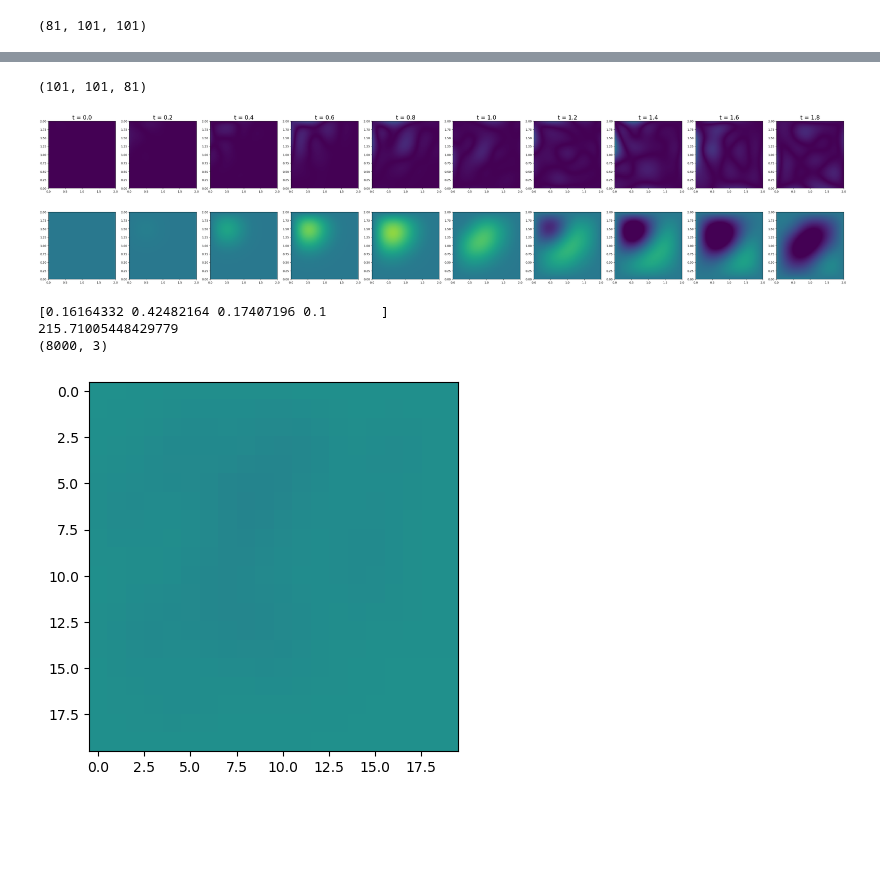
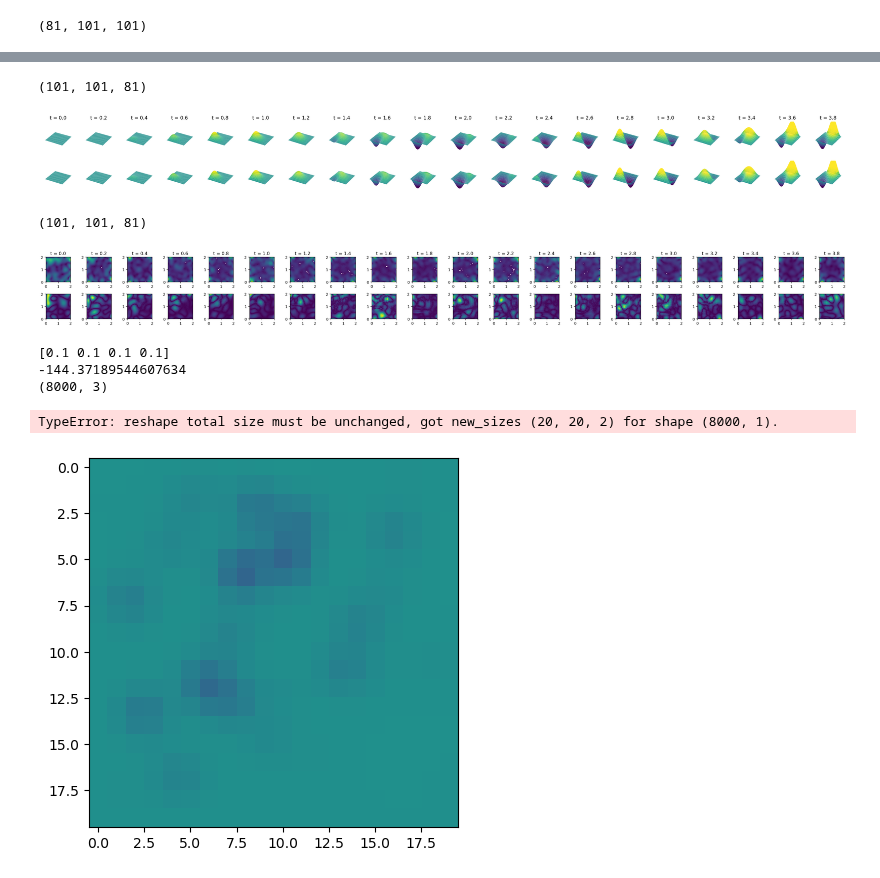
Before and after one commit to TobiLeitgeb/Code_bac, a Jupyter notebook: final_examples/wave_equation/wave_3d.ipynb, the cells around one changed output, grey strips where cells are left out. Saved outputs shown, nothing was run; the diff lists cells and outputs as text; code cells hidden in the pictures; blank space fills up the shorter version.

```diff
--- a/final_examples/wave_equation/wave_3d.ipynb
+++ b/final_examples/wave_equation/wave_3d.ipynb
@@ -26,6 +26,7 @@ boundary_points_all = np.vstack(boundary_points_all)
 print(boundary_points_all.shape)
 model.X = np.vstack((model.X,boundary_points_all))
 model.targets = np.vstack((model.u_train,np.zeros((len(boundary_points_all),1)),model.f_train))
+model.u_train = np.vstack((model.u_train,np.zeros((len(boundary_points_all),1))))
 #plot the boundary points
 fig = plt.figure()
 ax = fig.add_subplot(111, projection='3d')
@@ -52,7 +53,7 @@ def get_initial_values():
     #theta_initial[2] = rng.uniform(0, 1.2, 1)               #slt
     theta_initial[3] = rng.uniform(0, 2, 1)               #c
     return theta_initial
-n_restarts = 100
+n_restarts = 10
 n_threads = 2
 opt_params_dict = {'theta_initial': get_initial_values,   #needed for all optimization methods
                     'bounds': ((1e-2, None), (1e-5, None), (1e-3, None),(1e-2, None)), #needed for TNC and L-BFGS-B
@@ -191,26 +258,57 @@ for i,t in zip(range(10),np.linspace(0, 4, len(u_matrix[0,0,:]))):
+# %%
+fig, ax = plt.subplots(2,20,figsize=(30,3),subplot_kw={"projection": "3d"})
+ax = ax.flatten()
+#split the ax
+ax_1 = ax[:20]
+ax_2 = ax[20:]
+u_matrix = model.raw_data[2]
+print(u_matrix.shape)
+for i,t in zip(range(20),np.linspace(0, 2, len(u_matrix[0,0,:]))):
+    im = ax_1[i].plot_surface(gx,gy,mean[i*4,:,:], cmap='viridis',vmin = -0.6, vmax = 0.6)
+    ax_1[i].axis('off')
+    ax_1[i].set_zlim(-0.8,0.8)
+    ax_2[i].set_zlim(-0.8,0.8)
+
+    im = ax_2[i].plot_surface(gx,gy,u_matrix[:,:,i*4], cmap='viridis',vmin = -0.6, vmax = 0.6)
+    ax_2[i].axis('off')
+
+    #ax_1[i].set_xlabel('x')
+    #ax_1[i].set_ylabel('y')
+    ax_1[i].set_title('t = ' + str(np.round(time_points[i*4],4)), fontsize=12)
+    #tight layout
+    fig.tight_layout()
+
+plt.savefig('wave_3d_durfacec.png', dpi=300, bbox_inches='tight')
+# %% [output]
+(101, 101, 81)
+[figure, added]
+# %%
+var = np.array(var)
+var = var.reshape(len(time_points),grid_number,grid_number)
+std = np.sqrt(var)
 # %%
-fig, ax = plt.subplots(2,10,figsize=(40,10))
+fig, ax = plt.subplots(2,20,figsize=(30,3))
 ax = ax.flatten()
 #split the ax
-ax_1 = ax[:10]
-ax_2 = ax[10:]
+ax_1 = ax[:20]
+ax_2 = ax[20:]
 u_matrix = model.raw_data[2]
 print(u_matrix.shape)
-for i,t in zip(range(10),np.linspace(0, 4, len(u_matrix[0,0,:]))):
+for i,t in zip(range(20),np.linspace(0, 4, len(u_matrix[0,0,:]))):
 
-    im = ax_2[i].imshow(u_matrix[:,:,i*5].T, cmap='viridis',extent=[0,2,0,2],vmin = -1, vmax = 1.5)
+    im = ax_1[i].imshow(std[i*4,:,:].T, cmap='viridis',extent=[0,2,0,2])
     #plot the train points. we need to chekck for every t value and then plot the x,y coordinates
     #ax[i].scatter(x_train_u[t_train_u==i*5], y_train_u[t_train_u==i*5], color='red', marker='x', label='training points')
-    ax_1[i].imshow(np.abs(mean[i*5,:,:]-u_matrix.T[i*5,:,:]), cmap='viridis',extent=[0,2,0,2],vmin = 0, vmax = 1)
+    ax_2[i].imshow(np.abs(mean[i*4,:,:]-u_matrix.T[i*4,:,:]), cmap='viridis',extent=[0,2,0,2])
 
     #ax_1[i].set_xlabel('x')
     #ax_1[i].set_ylabel('y')
-    ax_1[i].set_title('t = ' + str(np.round(time_points[i*4],4)), fontsize=20)
+    ax_1[i].set_title('t = ' + str(np.round(time_points[i*4],4)), fontsize=12)
     #tight layout
     fig.tight_layout()
 # %% [output]
 (101, 101, 81)
-[figure, old version]
+[figure, new version]
 # %%
 X = model.X
 import jax.numpy as jnp
@@ -267,12 +365,13 @@ print(X_3d.shape)
 f_star, var_f_star = posterior_distribution(X, model.u_train, X_3d, theta.x)
 f_star.shape
 
-f_star = f_star.reshape(20,20,20)
+f_star = f_star.reshape(20,20,2)
 #var_f_star = var_f_star.reshape(20,20,20)
 # %% [output]
-[0.16164332 0.42482164 0.17407196 0.1       ]
-215.71005448429779
+[0.1 0.1 0.1 0.1]
+-144.37189544607634
 (8000, 3)
+TypeError: reshape total size must be unchanged, got new_sizes (20, 20, 2) for shape (8000, 1).
 # %%
 from matplotlib.animation import FuncAnimation
 fig, ax  = plt.subplots()
```
Also changed, not shown: parts of 16 cells of this notebook, 14 other files.
